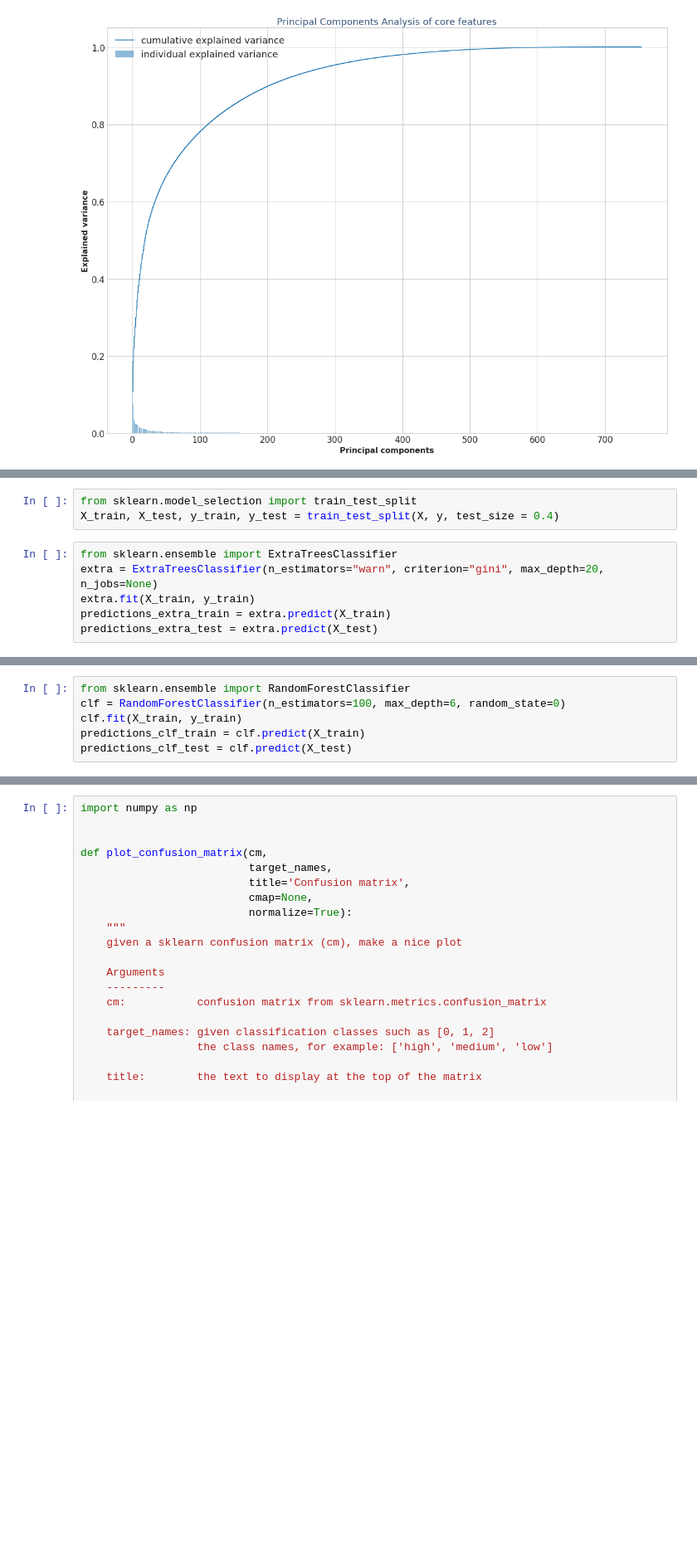
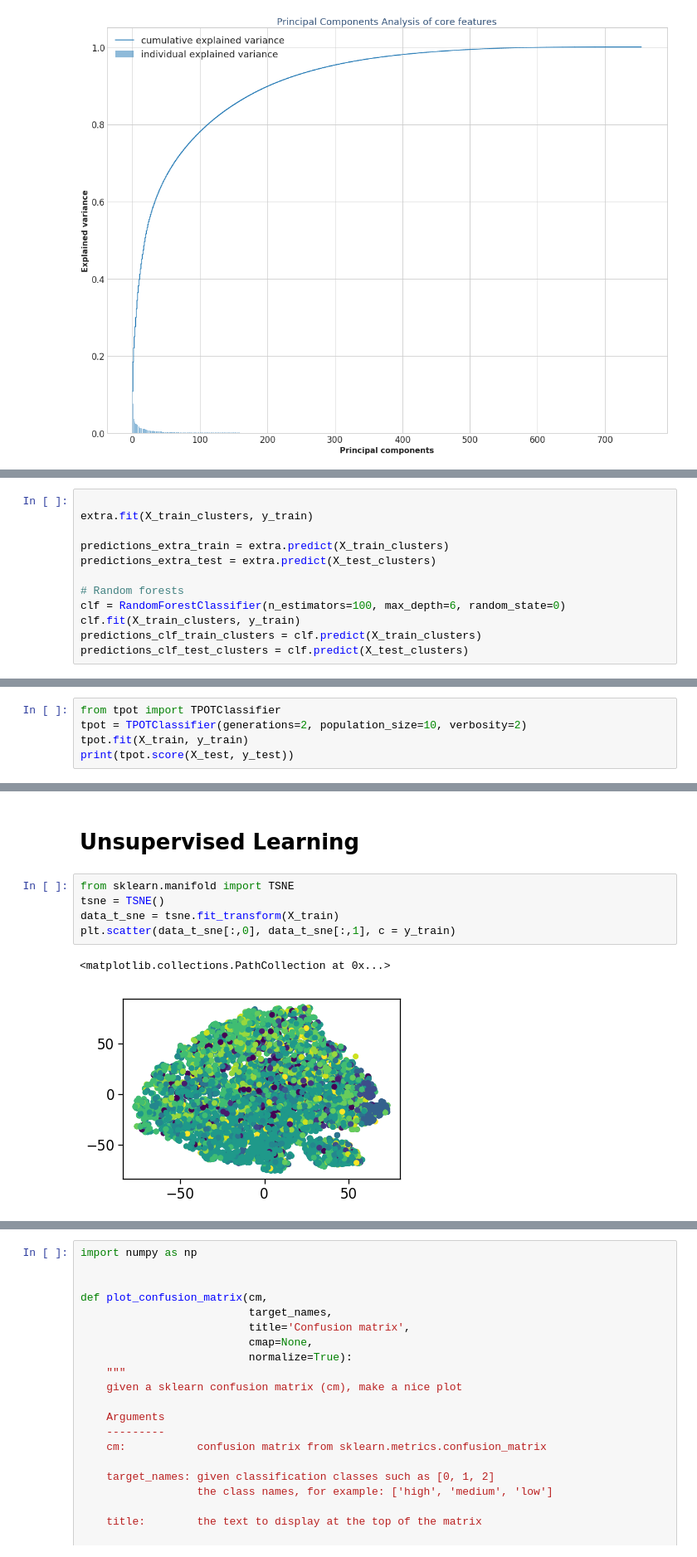
Before and after one commit to devitrylouis/music_genre_recognition, a Jupyter notebook: analysis.ipynb, the cells around one changed output, grey strips where cells are left out. Shown: that part at 83% size. Cells and saved outputs as stored; diff of their text form; blank space fills up the shorter version.

```diff
--- a/analysis.ipynb
+++ b/analysis.ipynb
@@ -385,9 +344,0 @@ y = encoder.fit_transform(np.asarray(y))
-# %%
-from sklearn.model_selection import train_test_split
-X_train, X_test, y_train, y_test = train_test_split(X, y, test_size = 0.4)
-# %%
-from sklearn.ensemble import ExtraTreesClassifier
-extra = ExtraTreesClassifier(n_estimators="warn", criterion="gini", max_depth=20, n_jobs=None)
-extra.fit(X_train, y_train)
-predictions_extra_train = extra.predict(X_train)
-predictions_extra_test = extra.predict(X_test)
@@ -394,9 +371,15 @@ predictions_extra_test = extra.predict(X_test)
 # %%
-from sklearn.ensemble import RandomForestClassifier
+
+extra.fit(X_train_clusters, y_train)
+
+predictions_extra_train = extra.predict(X_train_clusters)
+predictions_extra_test = extra.predict(X_test_clusters)
+
+# Random forests
 clf = RandomForestClassifier(n_estimators=100, max_depth=6, random_state=0)
-clf.fit(X_train, y_train)
-predictions_clf_train = clf.predict(X_train)
-predictions_clf_test = clf.predict(X_test)
+clf.fit(X_train_clusters, y_train)
+predictions_clf_train_clusters = clf.predict(X_train_clusters)
+predictions_clf_test_clusters = clf.predict(X_test_clusters)
 # %%
 from sklearn.metrics import accuracy_score
 print("Basic Extra-trees:")
@@ -414,0 +398,5 @@ Test error: 0.5462680883472962
+# %%
+from tpot import TPOTClassifier
+tpot = TPOTClassifier(generations=2, population_size=10, verbosity=2)
+tpot.fit(X_train, y_train)
+print(tpot.score(X_test, y_test))
@@ -414,0 +436,10 @@ Test error: 0.5462680883472962
+# %% [markdown]
+# Unsupervised Learning
+# %%
+from sklearn.manifold import TSNE
+tsne = TSNE()
+data_t_sne = tsne.fit_transform(X_train)
+plt.scatter(data_t_sne[:,0], data_t_sne[:,1], c = y_train)
+# %% [output]
+<matplotlib.collections.PathCollection at 0x...>
+[figure, added]
```
Also changed, not shown: parts of 29 cells of this notebook.
